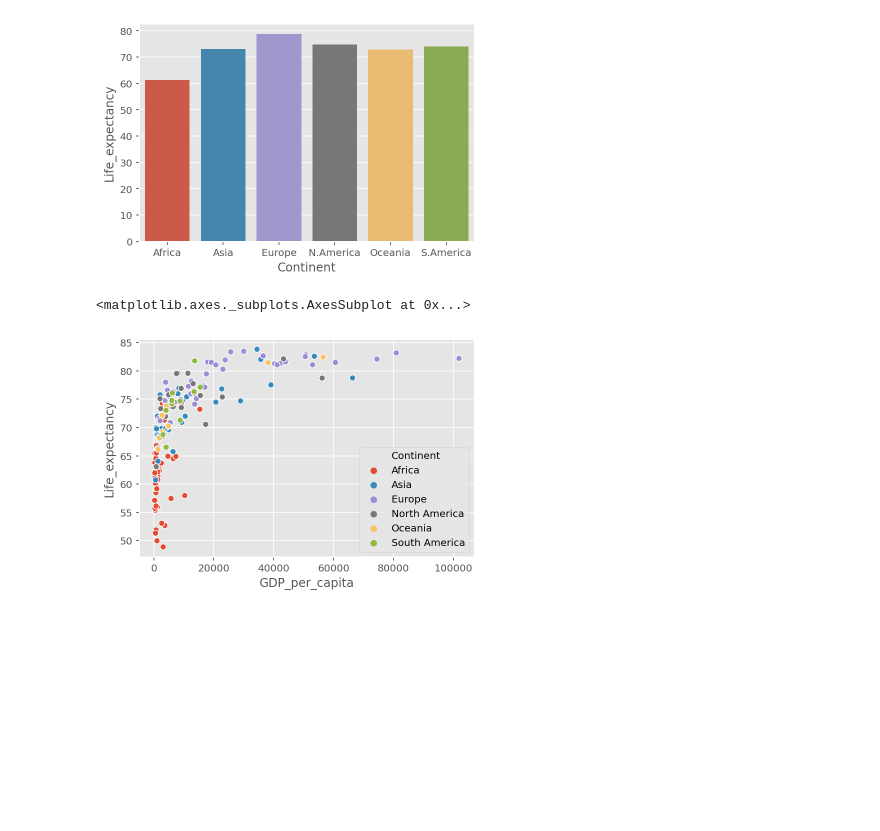
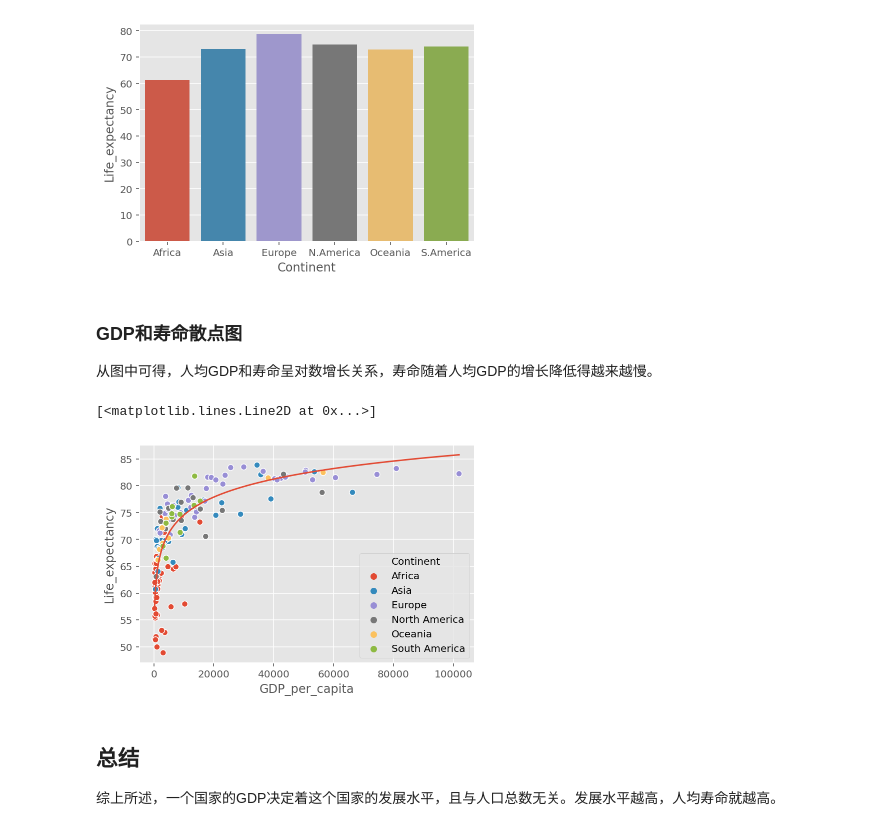
Before and after one commit to syc0521/WorldIndex, a Jupyter notebook: Homework.ipynb, the cells around one changed output. Drawn from its saved outputs; the diff is of its cells as text; code cells hidden in the pictures; blank space fills up the shorter version.

```diff
--- a/Homework.ipynb
+++ b/Homework.ipynb
@@ -85,8 +101,24 @@ sns.barplot(data=grp_con,x='Continent',y='Life_expectancy')
 # %% [output]
 <matplotlib.axes._subplots.AxesSubplot at 0x...>
 [figure]
-# %%
-sns.scatterplot(data=data,x='GDP_per_capita',y='Life_expectancy',hue='Continent')
-# %% [output]
-<matplotlib.axes._subplots.AxesSubplot at 0x...>
-[figure, removed]
+# %% [markdown]
+### GDP和寿命散点图
+从图中可得，人均GDP和寿命呈对数增长关系，寿命随着人均GDP的增长降低得越来越慢。
+# %%
+from scipy.optimize import curve_fit
+
+def func(x, a, b):
+    return a * np.log(x) + b
+
+gdp = data.GDP_per_capita
+life = data.Life_expectancy
+parameter = curve_fit(func, gdp, life)
+sns.scatterplot(data=data,x='GDP_per_capita',y='Life_expectancy',hue='Continent')
+arr = np.arange(np.min(gdp),np.max(gdp))
+plt.plot(arr,func(arr,parameter[0][0],parameter[0][1]))
+# %% [output]
+[<matplotlib.lines.Line2D at 0x...>]
+[figure, added]
+# %% [markdown]
+## 总结
+综上所述，一个国家的GDP决定着这个国家的发展水平，且与人口总数无关。发展水平越高，人均寿命就越高。
```
Also changed, not shown: parts of 4 cells of this notebook.
